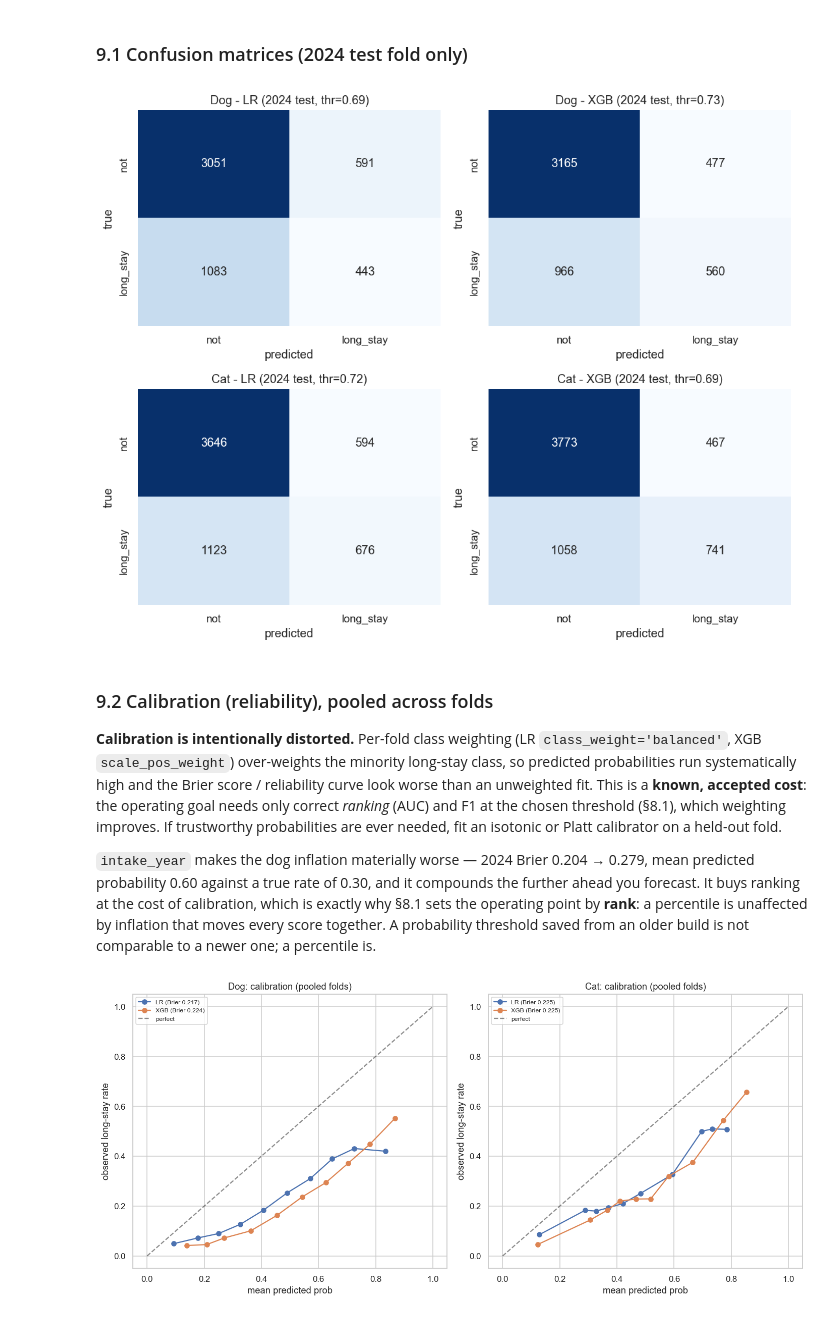
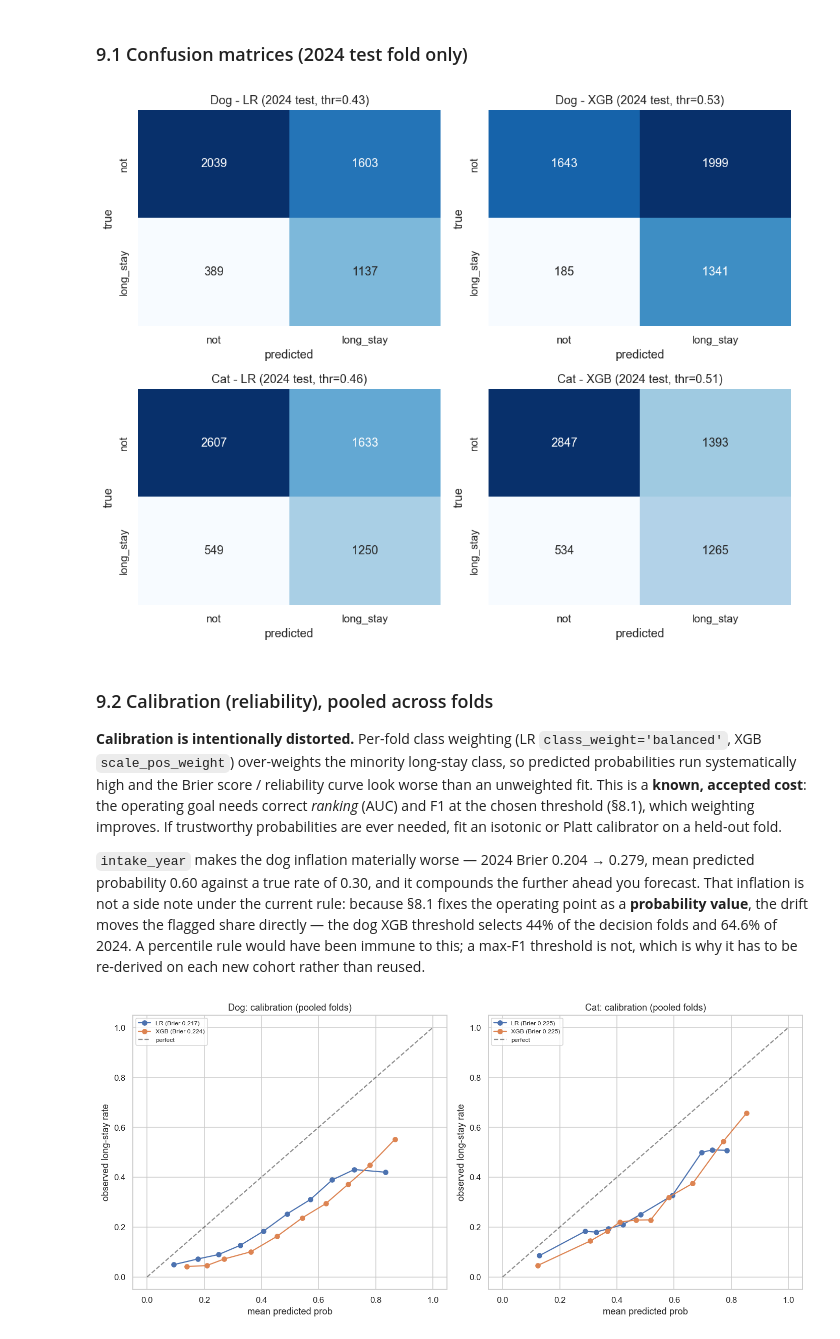
Before and after one commit to chienchien50425-alt/Long-Stay-Prediction-Austin-Animal-Shelter, a Jupyter notebook: notebooks/03_modeling.ipynb, the cells around one changed output. Saved outputs shown, nothing was run; the diff lists cells and outputs as text; code cells hidden in the pictures.

```diff
--- a/notebooks/03_modeling.ipynb
+++ b/notebooks/03_modeling.ipynb
@@ -613,12 +636,14 @@ head = []
 for sp in ['Dog', 'Cat']:
     for tag in ['LR', 'XGB']:
         yte, pte = BT_PRED[(REF_TEST_YEAR, sp, tag)]
-        # rank-based: flag the top FLAG_RATE of THIS cohort's scores, so the flagged share is exact
-        # regardless of probability drift. CHOSEN_THR is kept as the pooled-fold reference value.
-        head.append(evaluate(tag, sp, REF_TEST_YEAR, yte, pte,
-                             thr=float(np.quantile(pte, 1 - FLAG_RATE))))
-head = pd.DataFrame(head)[['species', 'model', 'threshold', 'recall', 'precision', 'F1', 'AUC', 'n_test']]
-print(f'HEADLINE — {REF_TEST_YEAR} test fold, flagging the top {FLAG_RATE:.0%} of scored intakes '
+        # the §8.1 operating point: the max-F1 probability threshold fitted on the pooled decision
+        # folds, applied UNCHANGED. The flagged share is whatever that fixed value happens to select,
+        # which is why it is reported as its own column.
+        head.append(evaluate(tag, sp, REF_TEST_YEAR, yte, pte, thr=CHOSEN_THR[(sp, tag)]))
+        head[-1]['flagged'] = float((np.asarray(pte) >= CHOSEN_THR[(sp, tag)]).mean())
+head = pd.DataFrame(head)[['species', 'model', 'threshold', 'flagged',
+                           'recall', 'precision', 'F1', 'AUC', 'n_test']]
+print(f'HEADLINE — {REF_TEST_YEAR} test fold at the §8.1 max-F1 operating point '
       '(positive class = long-stay):')
 print(head.round(3).to_string(index=False))
 
@@ -672,29 +697,29 @@ NOTE: dotted line = reference/test fold (2024).
 # %%
 # pool every fold's out-of-sample predictions (each year predicted by a model trained only on its past)
 # kept here because §9.2 calibration still pools across all folds; the confusion matrices below use 2024 only.
 def pooled(sp, tag):
     ys = np.concatenate([BT_PRED[(Y, sp, tag)][0] for Y in TEST_YEARS])
     ps = np.concatenate([BT_PRED[(Y, sp, tag)][1] for Y in TEST_YEARS])
     return ys, ps
 
 order = [('Dog', 'LR'), ('Dog', 'XGB'), ('Cat', 'LR'), ('Cat', 'XGB')]
 fig, axes = plt.subplots(2, 2, figsize=(10, 8))
 for ax, (sp, tag) in zip(axes.ravel(), order):
     ys, ps = BT_PRED[(REF_TEST_YEAR, sp, tag)]   # 2024 test fold only (model trained on 2013-2023)
-    thr = float(np.quantile(ps, 1 - FLAG_RATE))   # same rank-based rule as the §9 headline
+    thr = CHOSEN_THR[(sp, tag)]                  # the §8.1 max-F1 threshold, same cut as the §9 headline
     cm = confusion_matrix(ys, (ps >= thr).astype(int))
     sns.heatmap(cm, annot=True, fmt='d', cmap='Blues', cbar=False, ax=ax,
                 xticklabels=['not', 'long_stay'], yticklabels=['not', 'long_stay'])
     ax.set_title(f'{sp} - {tag} ({REF_TEST_YEAR} test, thr={CHOSEN_THR[(sp, tag)]:.2f})'); ax.set_xlabel('predicted'); ax.set_ylabel('true')
 fig.tight_layout(); plt.show()
 # %% [output]
-[figure, old version]
+[figure, new version]
 # %% [markdown]
 ### 9.2 Calibration (reliability), pooled across folds
 
-**Calibration is intentionally distorted.** Per-fold class weighting (LR `class_weight='balanced'`, XGB `scale_pos_weight`) over-weights the minority long-stay class, so predicted probabilities run systematically high and the Brier score / reliability curve look worse than an unweighted fit. This is a **known, accepted cost**: the operating goal needs only correct *ranking* (AUC) and F1 at the chosen threshold (§8.1), which weighting improves. If trustworthy probabilities are ever needed, fit an isotonic or Platt calibrator on a held-out fold.
+**Calibration is intentionally distorted.** Per-fold class weighting (LR `class_weight='balanced'`, XGB `scale_pos_weight`) over-weights the minority long-stay class, so predicted probabilities run systematically high and the Brier score / reliability curve look worse than an unweighted fit. This is a **known, accepted cost**: the operating goal needs correct *ranking* (AUC) and F1 at the chosen threshold (§8.1), which weighting improves. If trustworthy probabilities are ever needed, fit an isotonic or Platt calibrator on a held-out fold.
 
-`intake_year` makes the dog inflation materially worse — 2024 Brier 0.204 → 0.279, mean predicted probability 0.60 against a true rate of 0.30, and it compounds the further ahead you forecast. It buys ranking at the cost of calibration, which is exactly why §8.1 sets the operating point by **rank**: a percentile is unaffected by inflation that moves every score together. A probability threshold saved from an older build is not comparable to a newer one; a percentile is.
+`intake_year` makes the dog inflation materially worse — 2024 Brier 0.204 → 0.279, mean predicted probability 0.60 against a true rate of 0.30, and it compounds the further ahead you forecast. That inflation is not a side note under the current rule: because §8.1 fixes the operating point as a **probability value**, the drift moves the flagged share directly — the dog XGB threshold selects 44% of the decision folds and 64.6% of 2024. A percentile rule would have been immune to this; a max-F1 threshold is not, which is why it has to be re-derived on each new cohort rather than reused.
 # %%
 fig, axes = plt.subplots(1, 2, figsize=(13, 6))
 for ax, sp in zip(axes, ['Dog', 'Cat']):
```
Also changed, not shown: parts of 7 cells of this notebook, 6 other files.
